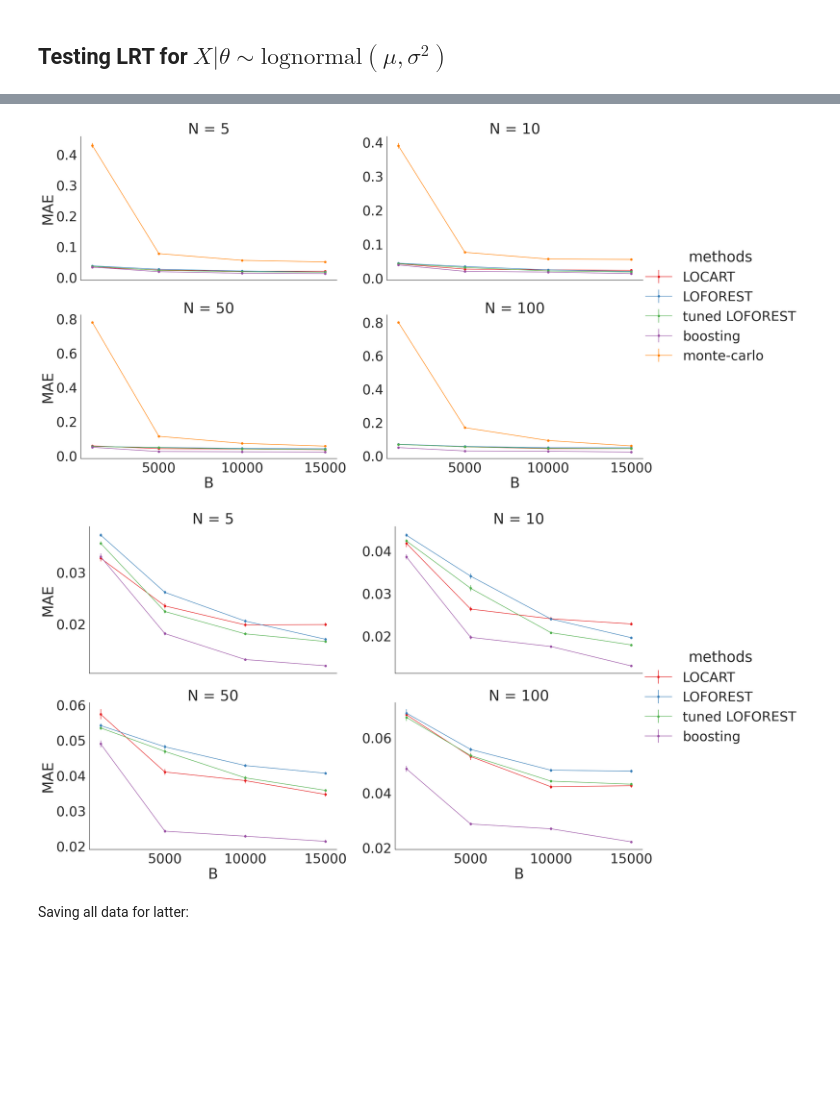
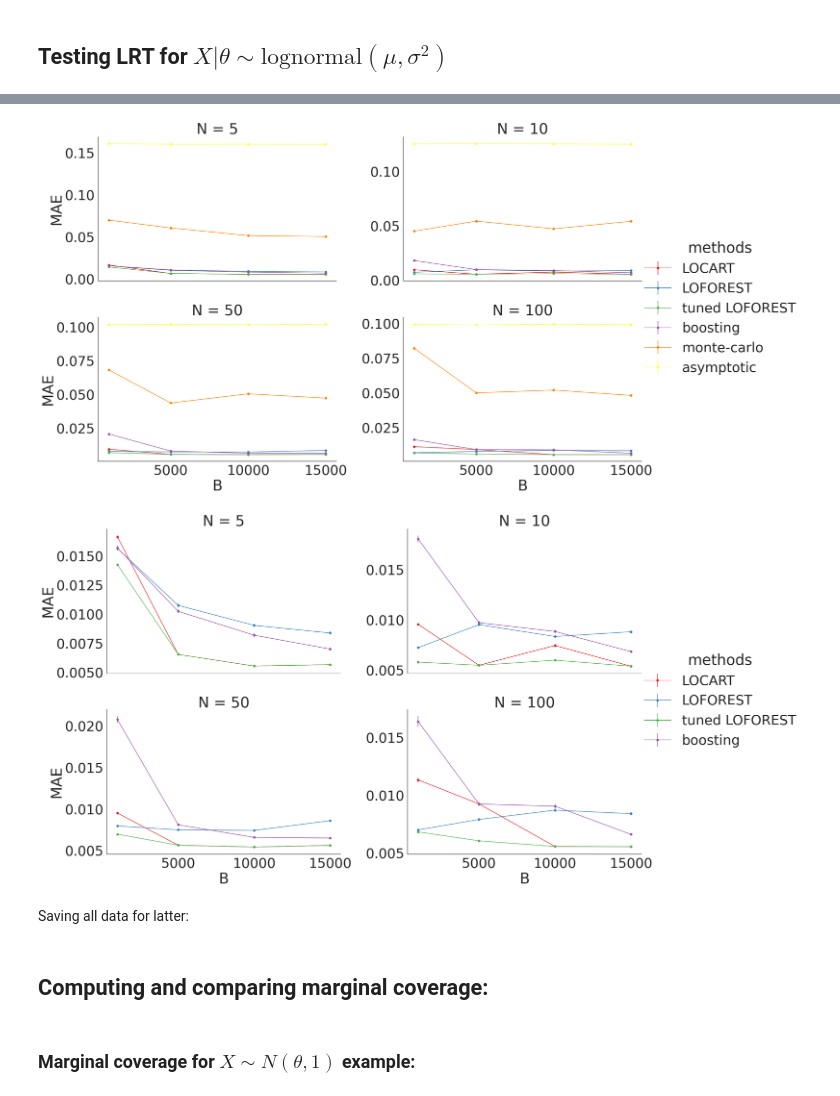
Before and after one commit to Monoxido45/CSI, a Jupyter notebook: experiments/lrt_all_simulations.ipynb, the cells around one changed output, grey strips where cells are left out. Cells and saved outputs as stored; diff of their text form; code cells hidden in the pictures; blank space fills up the shorter version.

Commit message:
fixing bug in LRT lognormal model

```diff
--- a/experiments/lrt_all_simulations.ipynb
+++ b/experiments/lrt_all_simulations.ipynb
@@ -218,8 +219,8 @@ def compute_MAE_N(
             mae_list.extend(np.mean(err_data, axis=0).tolist())
             se_list.extend((np.std(err_data, axis=0) / np.sqrt(thetas.shape[0])).tolist())
             methods_list.extend(["LOCART", "LOFOREST", "tuned LOFOREST", "boosting", "monte-carlo", "asymptotic"])
-            N_list.extend([N_fixed] * 5)
-            B_list.extend([B_fixed] * 5)
+            N_list.extend([N_fixed] * 6)
+            B_list.extend([B_fixed] * 6)
 
 
     # obtaining MAE and standard error for each method
@@ -412,25 +383,26 @@ g.add_legend()
 # Show the plot
 plt.show()
 # %% [output]
-[figure, old version]
+[figure, new version]
 # %%
 lognorm_stats = mae_stats_lognormal[mae_stats_lognormal['methods'] != 'monte-carlo']
+lognorm_stats = lognorm_stats[lognorm_stats['methods'] != 'asymptotic']
 sns.set(style="white", font_scale=3.5)
 g = sns.FacetGrid(
     lognorm_stats,
     col="N",
     col_wrap=2,
     height=8,
     aspect=1.60,
     hue="methods",
     palette="Set1",
     margin_titles=True,
     sharey=False,
 )
 g.map(plt.errorbar, "B", "MAE", "se", marker="o", fmt="-o")
 g.add_legend()
 
 # Show the plot
 plt.show()
 # %% [output]
-[figure, old version]
+[figure, new version]
@@ -443,3 +420,5 @@ for model in models:
     df = globals()[var_name]
     # Salva o dataframe em um arquivo CSV
     df.to_csv(f"temp_data/LR_{var_name}.csv", index=False)
+# %% [markdown]
+## Computing and comparing marginal coverage:
@@ -445,0 +498,2 @@ for model in models:
+# %% [markdown]
+### Marginal coverage for $X \sim N(\theta, 1)$ example:
```
Also changed, not shown: parts of 13 cells of this notebook, 1 other file.
